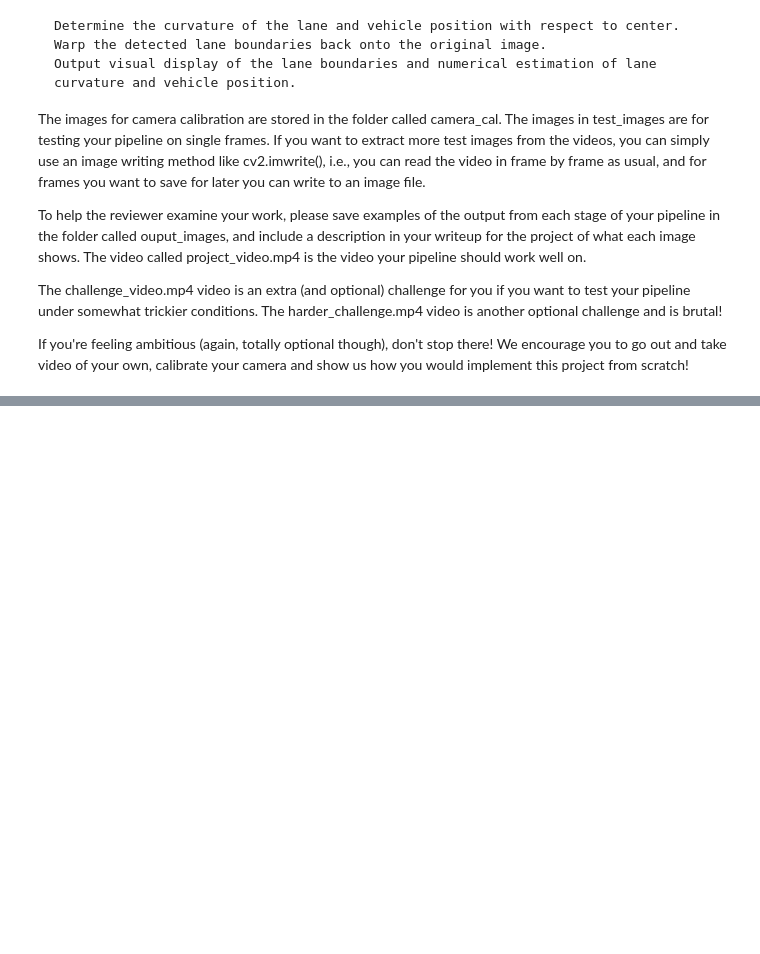
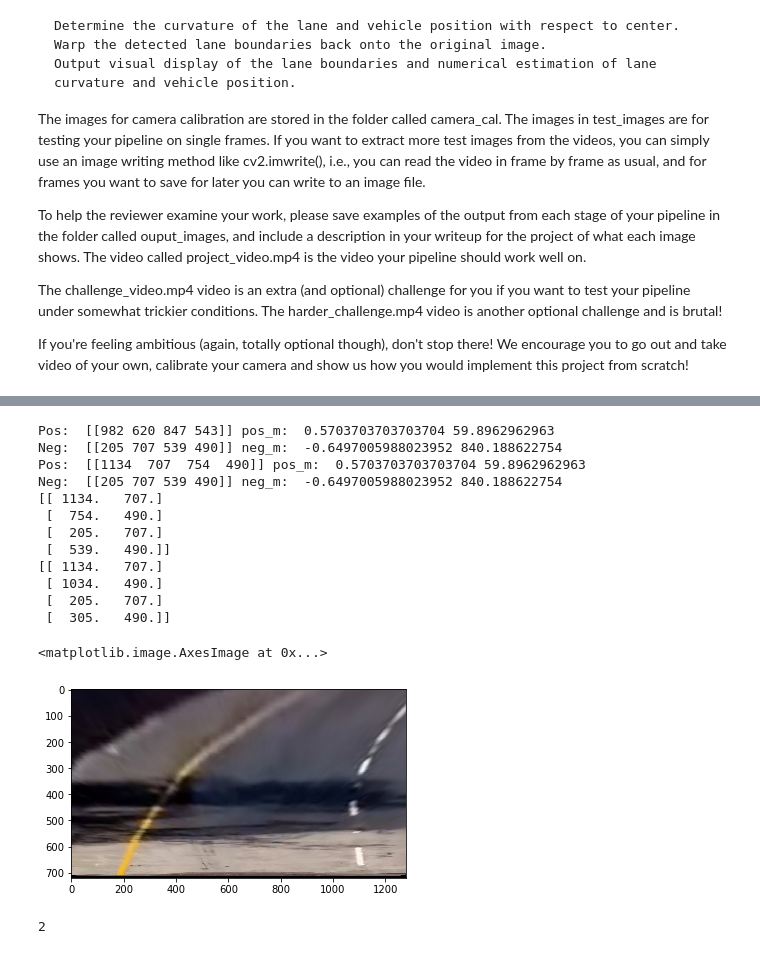
Before and after one commit to hc167/Udacity-SDC-Term-One-AdvancedLaneLines, a Jupyter notebook: P4.ipynb, the cells around one changed output, grey strips where cells are left out. Cells and saved outputs as stored; diff of their text form; code cells hidden in the pictures; blank space fills up the shorter version.

```diff
--- a/P4.ipynb
+++ b/P4.ipynb
@@ -220,0 +219,25 @@ plt.imshow(final)
+# %%
+src_p, dst_p = getPerspectiveSrcDst(final)
+M = cv2.getPerspectiveTransform(src_p, dst_p)
+img_size = (dst.shape[1], dst.shape[0])
+warped = cv2.warpPerspective(dst, M, img_size, flags=cv2.INTER_LINEAR)
+plt.imshow(warped)
+# %% [output]
+Pos:  [[982 620 847 543]] pos_m:  0.5703703703703704 59.8962962963
+Neg:  [[205 707 539 490]] neg_m:  -0.6497005988023952 840.188622754
+Pos:  [[1134  707  754  490]] pos_m:  0.5703703703703704 59.8962962963
+Neg:  [[205 707 539 490]] neg_m:  -0.6497005988023952 840.188622754
+[[ 1134.   707.]
+ [  754.   490.]
+ [  205.   707.]
+ [  539.   490.]]
+[[ 1134.   707.]
+ [ 1034.   490.]
+ [  205.   707.]
+ [  305.   490.]]
+<matplotlib.image.AxesImage at 0x...>
+[figure, added]
+# %%
+print (len(final.shape))
+# %% [output]
+2
```
Also changed, not shown: parts of 11 cells of this notebook.
